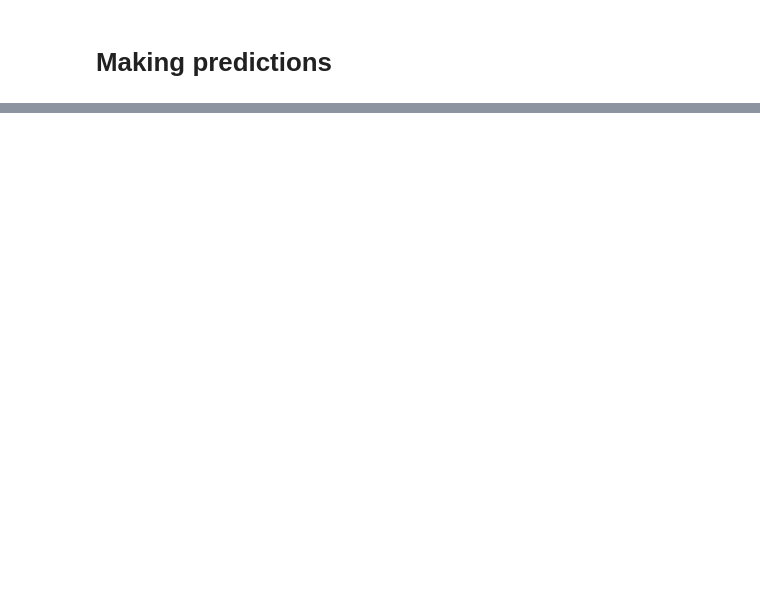
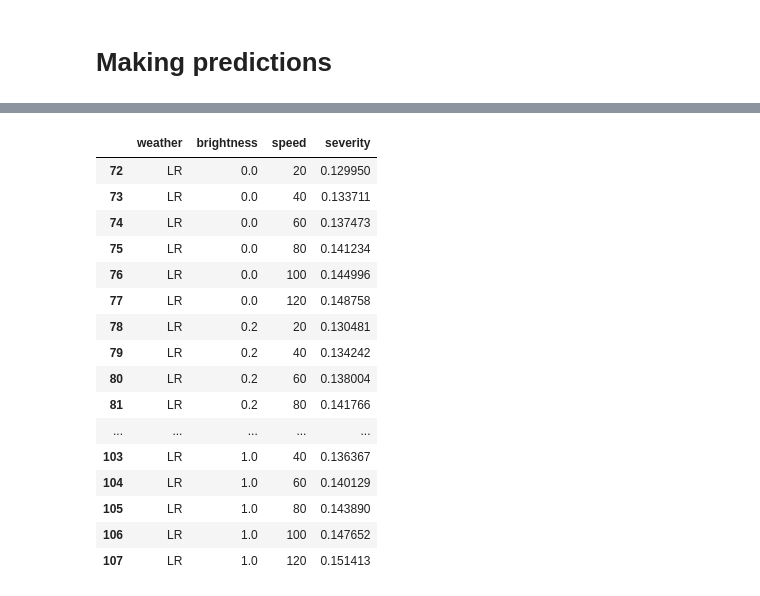
Before and after one commit to SoySauceNZ/tf-crash-severity, a Jupyter notebook: tensorflow/model_predict.ipynb, the cells around one changed output, grey strips where cells are left out. Cells and saved outputs as stored; diff of their text form; code cells hidden in the pictures; blank space fills up the shorter version.

```diff
--- a/tensorflow/model_predict.ipynb
+++ b/tensorflow/model_predict.ipynb
@@ -166,0 +154,20 @@ results.describe()
+# %%
+light_rain_results
+# %% [output]
+|  | weather | brightness | speed | severity |
+| 72 | LR | 0.0 | 20 | 0.129950 |
+| 73 | LR | 0.0 | 40 | 0.133711 |
+| 74 | LR | 0.0 | 60 | 0.137473 |
+| 75 | LR | 0.0 | 80 | 0.141234 |
+| 76 | LR | 0.0 | 100 | 0.144996 |
+| 77 | LR | 0.0 | 120 | 0.148758 |
+| 78 | LR | 0.2 | 20 | 0.130481 |
+| 79 | LR | 0.2 | 40 | 0.134242 |
+| 80 | LR | 0.2 | 60 | 0.138004 |
+| 81 | LR | 0.2 | 80 | 0.141766 |
+| ... | ... | ... | ... | ... |
+| 103 | LR | 1.0 | 40 | 0.136367 |
+| 104 | LR | 1.0 | 60 | 0.140129 |
+| 105 | LR | 1.0 | 80 | 0.143890 |
+| 106 | LR | 1.0 | 100 | 0.147652 |
+| 107 | LR | 1.0 | 120 | 0.151413 |
```
Also changed, not shown: parts of 10 cells of this notebook.
